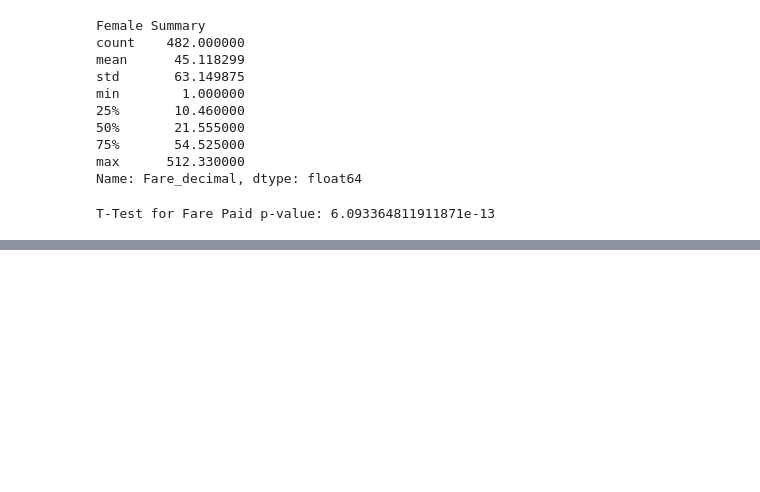
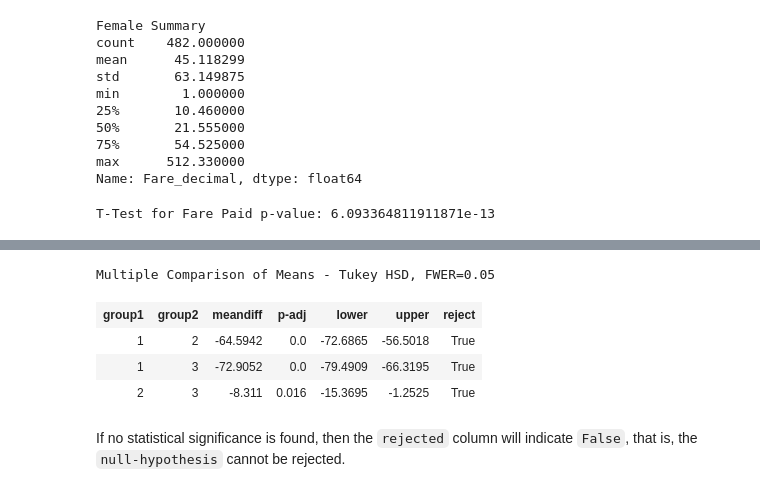
Before and after one commit to CS4580/my-notes-JulianArchuleta, a Jupyter notebook: module6/titanic_passanger_analysis.ipynb, the cells around one changed output, grey strips where cells are left out. Saved outputs shown, nothing was run; the diff lists cells and outputs as text; code cells hidden in the pictures; blank space fills up the shorter version.

```diff
--- a/module6/titanic_passanger_analysis.ipynb
+++ b/module6/titanic_passanger_analysis.ipynb
@@ -332,0 +394,25 @@ T-Test for Fare Paid p-value: 6.093364811911871e-13
+# %%
+import pandas as pd
+import matplotlib.pyplot as plt
+%matplotlib inline
+import seaborn as sns
+from statsmodels.stats.multicomp import MultiComparison
+from statsmodels.stats.multicomp import pairwise_tukeyhsd
+# Load data
+passengers_df = pd.read_csv('../data/Titanic_Passengers.csv')
+# passengers_df.head() # Make sure the data is loaded
+# Drop unused columns
+passengers_df.drop(['Name', 'Born', 'Died', 'Gender', 'Fare', 'Lived_Died'], axis=1, inplace=True)
+passengers_df.dropna(inplace=True) # drop rows with missing values
+# %%
+mc_Hammer = MultiComparison(passengers_df['Fare_decimal'], passengers_df['Passenger_Class'])
+result = mc_Hammer.tukeyhsd()
+result.summary()
+# %% [output]
+Multiple Comparison of Means - Tukey HSD, FWER=0.05
+| group1 | group2 | meandiff | p-adj | lower | upper | reject |
+| 1 | 2 | -64.5942 | 0.0 | -72.6865 | -56.5018 | True |
+| 1 | 3 | -72.9052 | 0.0 | -79.4909 | -66.3195 | True |
+| 2 | 3 | -8.311 | 0.016 | -15.3695 | -1.2525 | True |
+# %% [markdown]
+If no statistical significance is found, then the `rejected` column will indicate `False`, that is, the `null-hypothesis` cannot be rejected.
```
Also changed, not shown: parts of 6 cells of this notebook.
